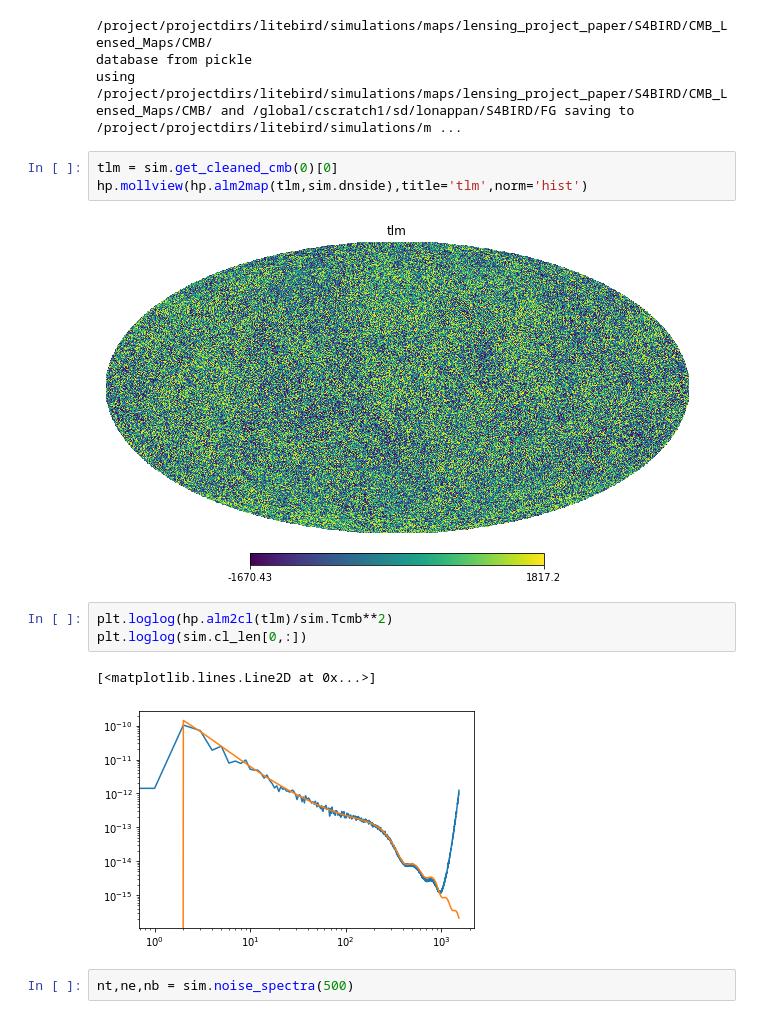
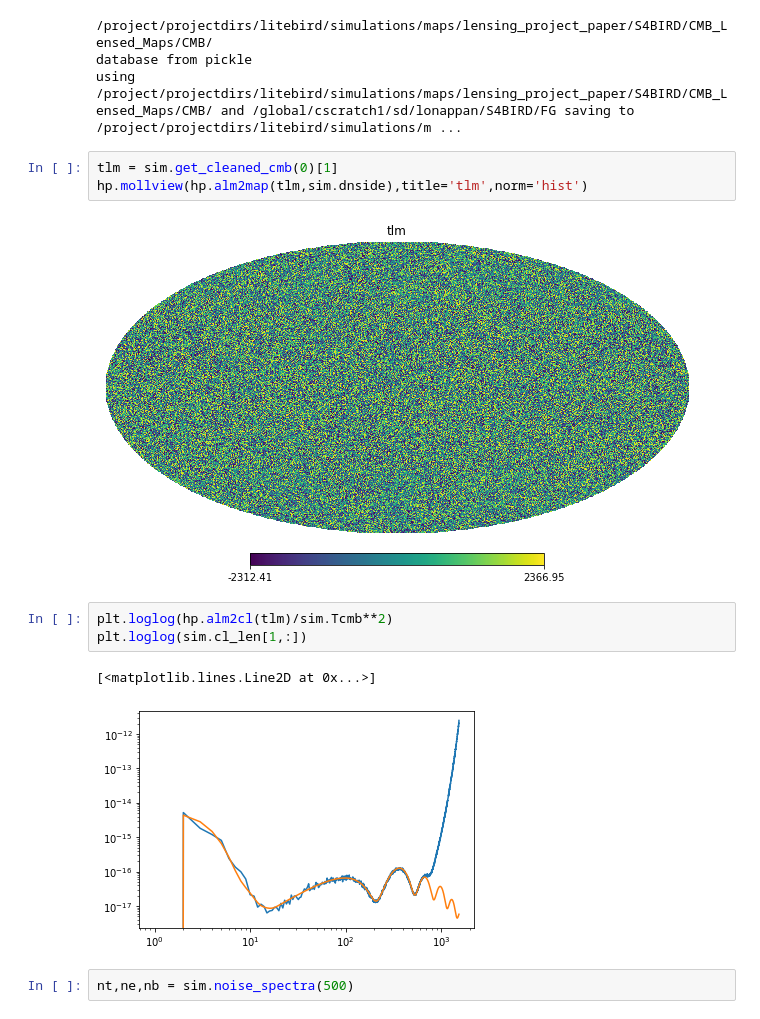
Before and after one commit to antolonappan/dell, a Jupyter notebook: Notebooks/pipeline.ipynb, the cells around one changed output. Cells and saved outputs as stored; diff of their text form.

```diff
--- a/Notebooks/pipeline.ipynb
+++ b/Notebooks/pipeline.ipynb
@@ -28,16 +23,16 @@ sim = SimExperimentFG.from_ini('../LB_FG0_toshiya.ini')
 database from pickle
 using /project/projectdirs/litebird/simulations/maps/lensing_project_paper/S4BIRD/CMB_Lensed_Maps/CMB/ and /global/cscratch1/sd/lonappan/S4BIRD/FG saving to /project/projectdirs/litebird/simulations/m ...
 # %%
-tlm = sim.get_cleaned_cmb(0)[0]
+tlm = sim.get_cleaned_cmb(0)[1]
 hp.mollview(hp.alm2map(tlm,sim.dnside),title='tlm',norm='hist')
 # %% [output]
-[figure, old version]
+[figure, new version]
 # %%
 plt.loglog(hp.alm2cl(tlm)/sim.Tcmb**2)
-plt.loglog(sim.cl_len[0,:])
+plt.loglog(sim.cl_len[1,:])
 # %% [output]
 [<matplotlib.lines.Line2D at 0x...>]
-[figure, old version]
+[figure, new version]
 # %%
 nt,ne,nb = sim.noise_spectra(500)
 # %%
```
Also changed, not shown: parts of 2 cells of this notebook.
